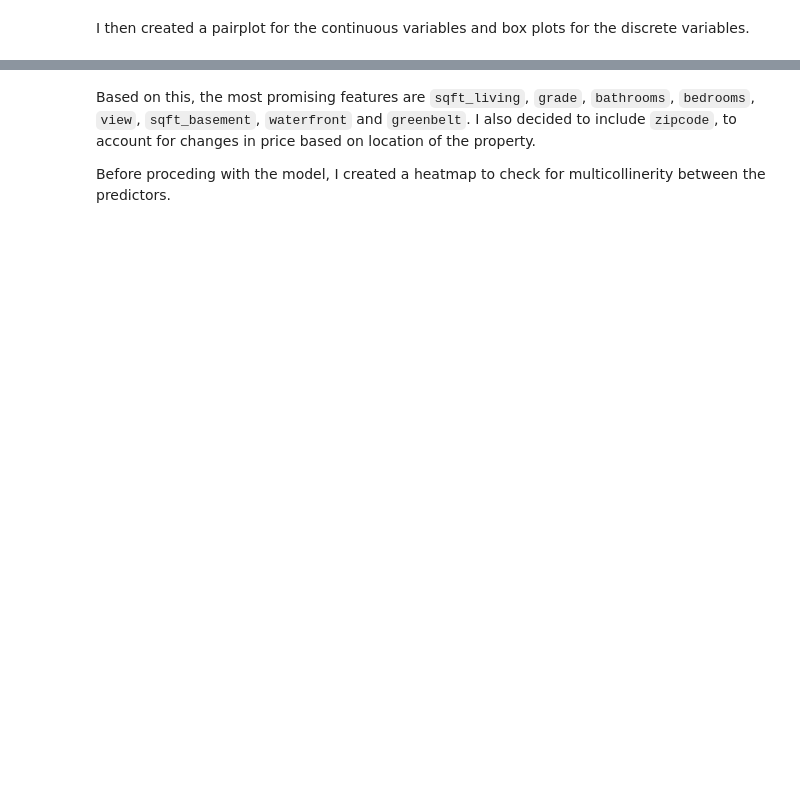
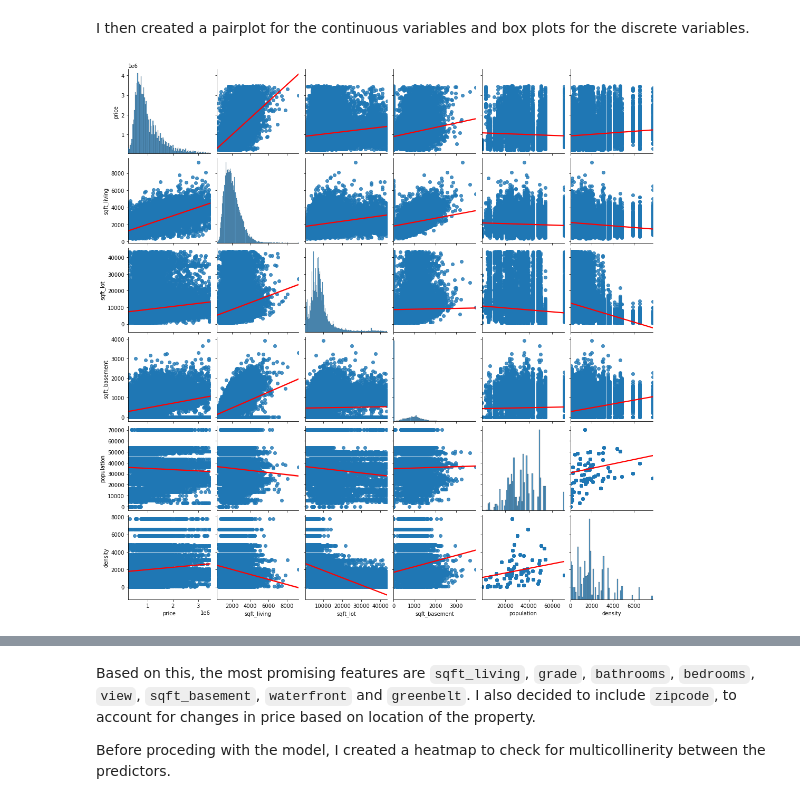
Before and after one commit to rlodetti/Housing_Project, a Jupyter notebook: Housing Project.ipynb, the cells around one changed output, grey strips where cells are left out. Saved outputs shown, nothing was run; the diff lists cells and outputs as text; code cells hidden in the pictures; blank space fills up the shorter version.

```diff
--- a/Housing Project.ipynb
+++ b/Housing Project.ipynb
@@ -370,0 +370,4 @@ I then created a pairplot for the continuous variables and box plots for the dis
+# %%
+dm.pair_viz(df)
+# %% [output]
+[figure, added]
```
Also changed, not shown: parts of 75 cells of this notebook, 8 other files.
